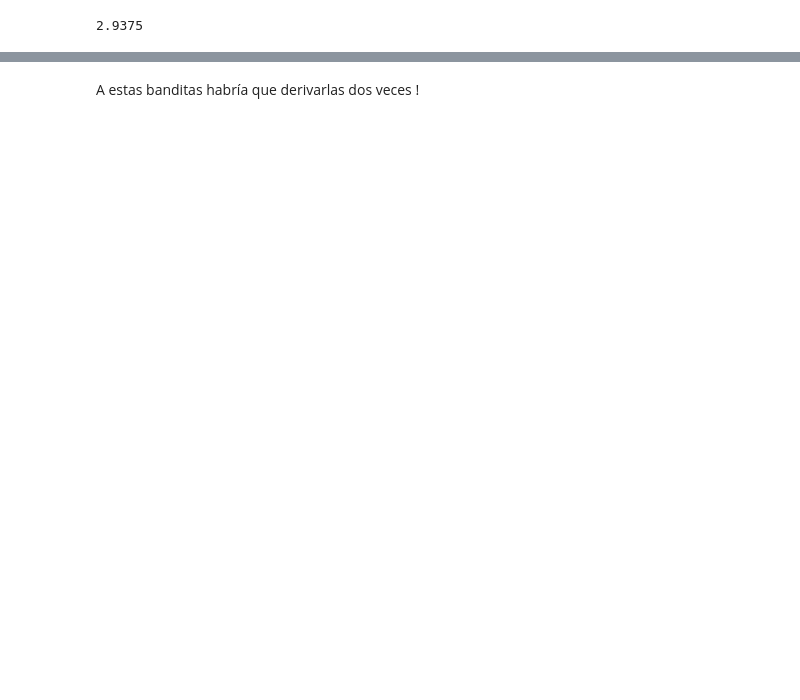
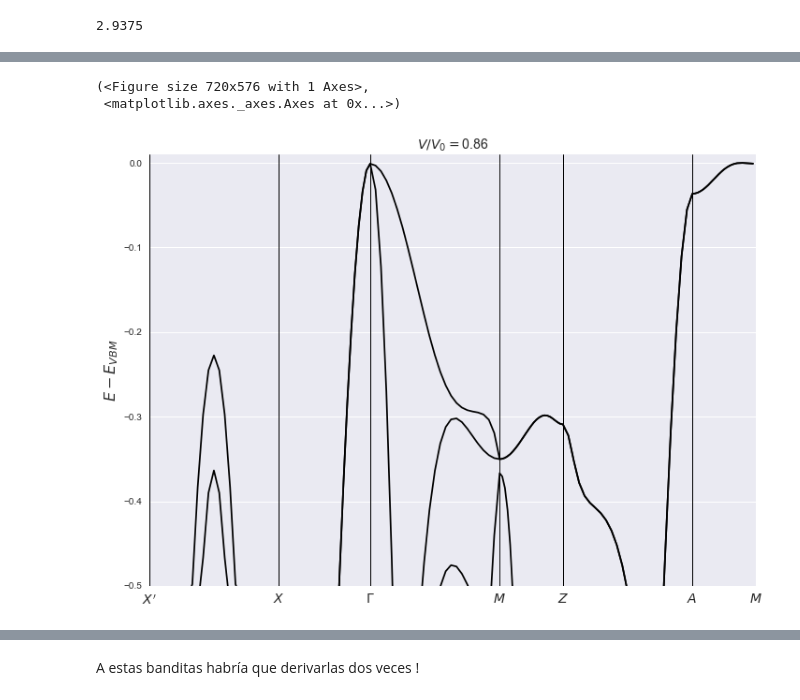
Before and after one commit to mdforti/ZrO2-Notebooks, a Jupyter notebook: ZrO2-Bands.ipynb, the cells around one changed output, grey strips where cells are left out. Drawn from its saved outputs; the diff is of its cells as text; code cells hidden in the pictures; blank space fills up the shorter version.

```diff
--- a/ZrO2-Bands.ipynb
+++ b/ZrO2-Bands.ipynb
@@ -95,0 +107,6 @@ for k, ks in enumerate(vls):
+# %%
+continuous_plot(bs0,Veq)
+# %% [output]
+(<Figure size 720x576 with 1 Axes>,
+ <matplotlib.axes._axes.Axes at 0x...>)
+[figure, added]
```
Also changed, not shown: parts of 73 cells of this notebook.
